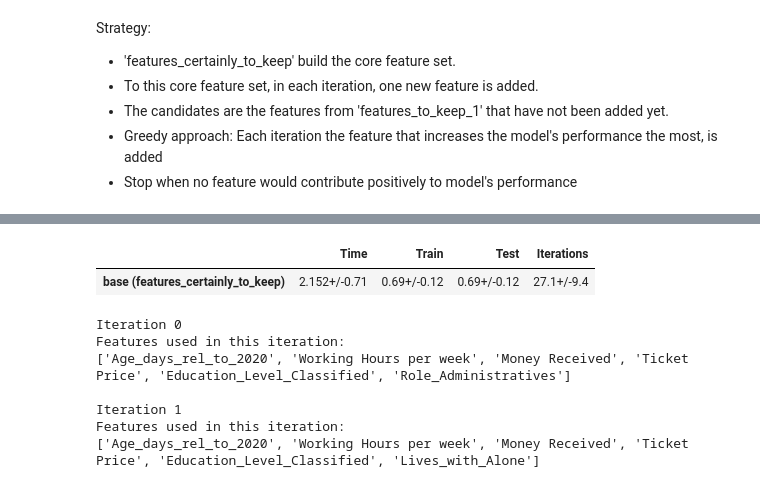
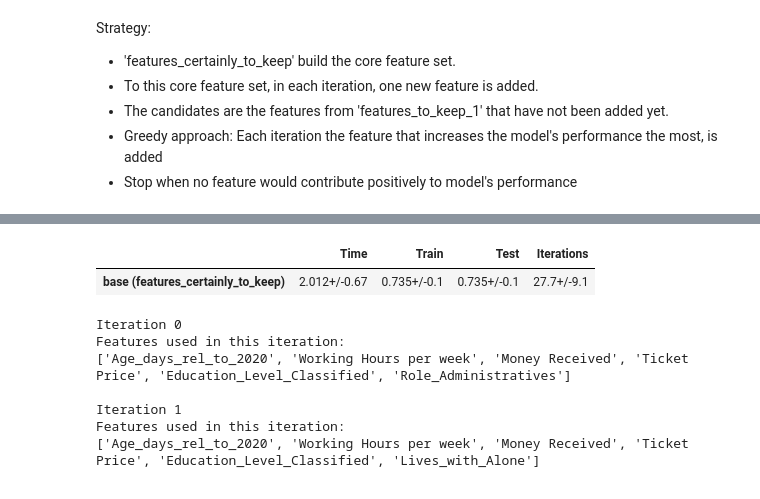
Before and after one commit to ph1001/Group-Project-Machine-Learning-Group-50, a Jupyter notebook: Notebooks/20201223_HV_PM.ipynb, the cells around one changed output, grey strips where cells are left out. Drawn from its saved outputs; the diff is of its cells as text; code cells hidden in the pictures.

```diff
--- a/Notebooks/20201223_HV_PM.ipynb
+++ b/Notebooks/20201223_HV_PM.ipynb
@@ -1368,9 +1345,11 @@ model = MLPClassifier()
 y = train_target
 # %%
 # Base case
+X = train_data[current_features_0]
 df = pd.DataFrame(columns = ['Time','Train','Test', 'Iterations'], index = ['base (features_certainly_to_keep)'])
+model = MLPClassifier()
 results_MLP_base = show_results_intern(df, (model,True))
-results_base
+results_MLP_base
 # %% [output]
 |  | Time | Train | Test | Iterations |
-| base (features_certainly_to_keep) | 2.152+/-0.71 | 0.69+/-0.12 | 0.69+/-0.12 | 27.1+/-9.4 |
+| base (features_certainly_to_keep) | 2.012+/-0.67 | 0.735+/-0.1 | 0.735+/-0.1 | 27.7+/-9.1 |
```
Also changed, not shown: parts of 15 cells of this notebook.
